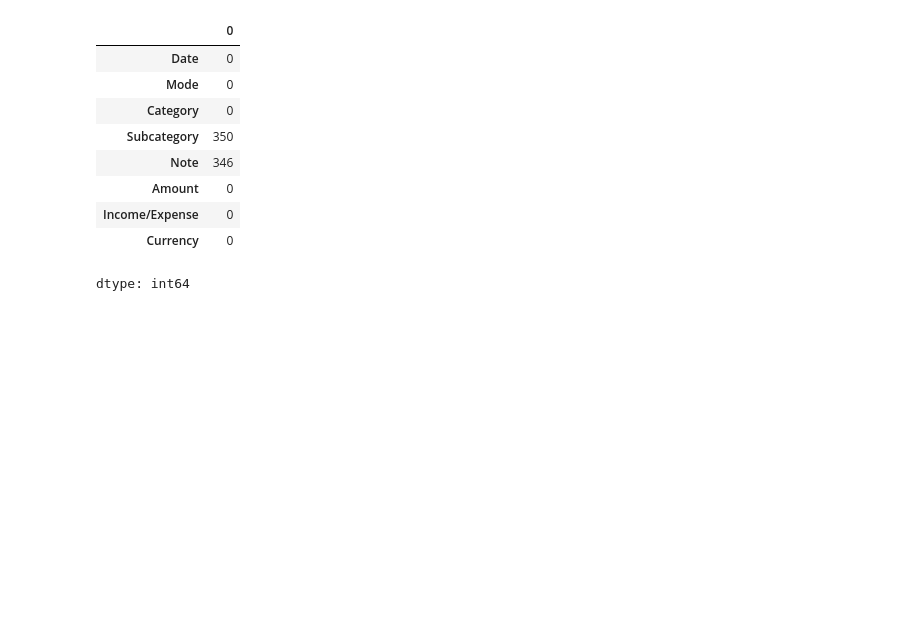
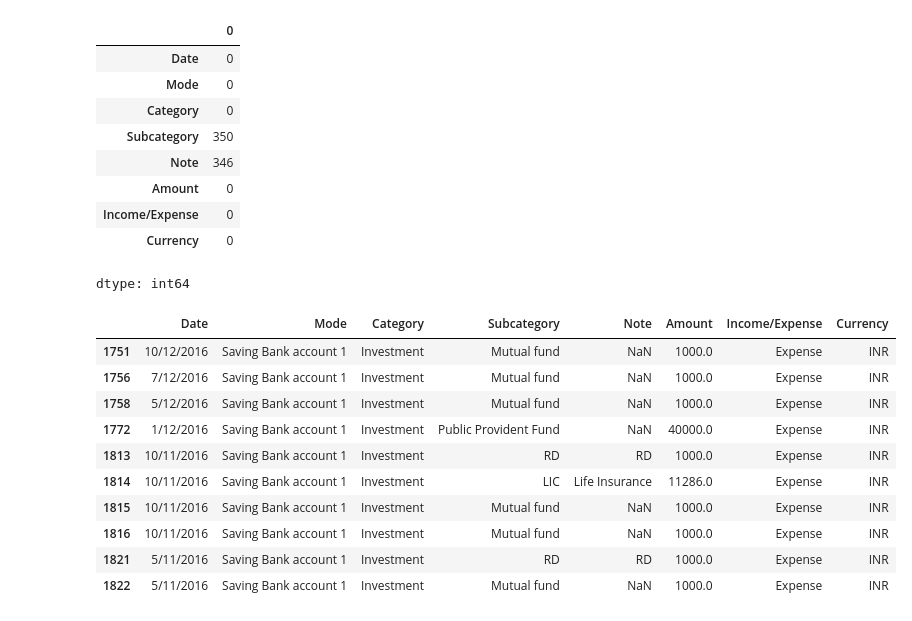
Before and after one commit to kailashchaudhary-p/Daily-Expense-Analyzer, a Jupyter notebook: Daily_Expense_Analyzer.ipynb, the cells around one changed output. Saved outputs shown, nothing was run; the diff lists cells and outputs as text; code cells hidden in the pictures; blank space fills up the shorter version.

```diff
--- a/Daily_Expense_Analyzer.ipynb
+++ b/Daily_Expense_Analyzer.ipynb
@@ -166,3 +166,17 @@ expense_df.isnull().sum()
 | Income/Expense | 0 |
 | Currency | 0 |
 dtype: int64
+# %%
+expense_df [expense_df['Category'] == 'Investment'].head(10)
+# %% [output]
+|  | Date | Mode | Category | Subcategory | Note | Amount | Income/Expense | Currency |
+| 1751 | 10/12/2016 | Saving Bank account 1 | Investment | Mutual fund | NaN | 1000.0 | Expense | INR |
+| 1756 | 7/12/2016 | Saving Bank account 1 | Investment | Mutual fund | NaN | 1000.0 | Expense | INR |
+| 1758 | 5/12/2016 | Saving Bank account 1 | Investment | Mutual fund | NaN | 1000.0 | Expense | INR |
+| 1772 | 1/12/2016 | Saving Bank account 1 | Investment | Public Provident Fund | NaN | 40000.0 | Expense | INR |
+| 1813 | 10/11/2016 | Saving Bank account 1 | Investment | RD | RD | 1000.0 | Expense | INR |
+| 1814 | 10/11/2016 | Saving Bank account 1 | Investment | LIC | Life Insurance | 11286.0 | Expense | INR |
+| 1815 | 10/11/2016 | Saving Bank account 1 | Investment | Mutual fund | NaN | 1000.0 | Expense | INR |
+| 1816 | 10/11/2016 | Saving Bank account 1 | Investment | Mutual fund | NaN | 1000.0 | Expense | INR |
+| 1821 | 5/11/2016 | Saving Bank account 1 | Investment | RD | RD | 1000.0 | Expense | INR |
+| 1822 | 5/11/2016 | Saving Bank account 1 | Investment | Mutual fund | NaN | 1000.0 | Expense | INR |
```
Also changed, not shown: parts of 1 cell of this notebook.
